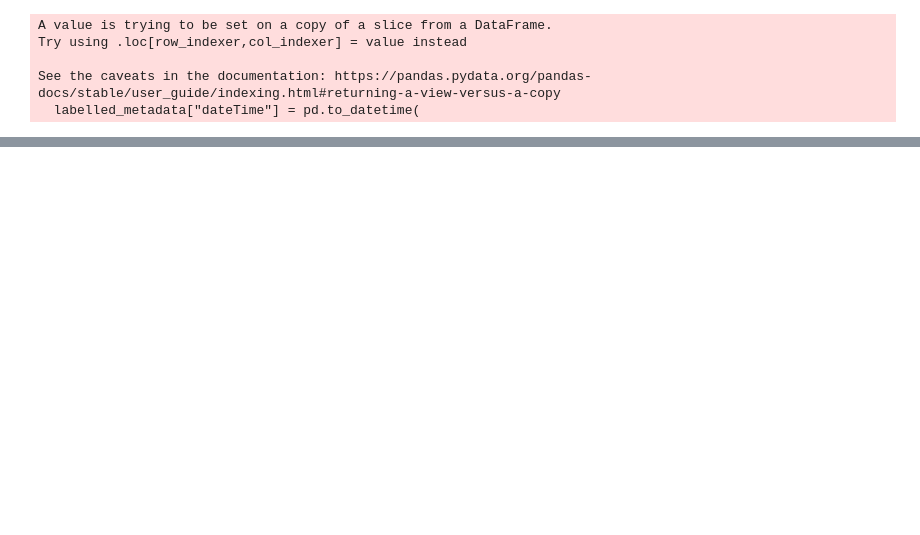
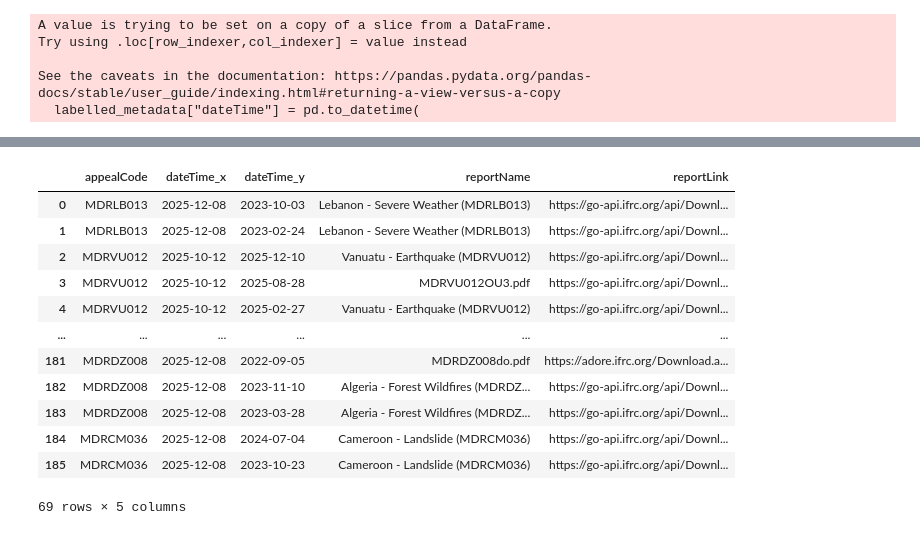
Before and after one commit to luseverin/ROUGE_database, a Jupyter notebook: analysis/inspect_metadata.ipynb, the cells around one changed output, grey strips where cells are left out. Saved outputs shown, nothing was run; the diff lists cells and outputs as text; code cells hidden in the pictures; blank space fills up the shorter version.

```diff
--- a/analysis/inspect_metadata.ipynb
+++ b/analysis/inspect_metadata.ipynb
@@ -220,0 +233,26 @@ merged_metadata.appealCode.nunique()
+# %%
+merged_metadata_appeal = pd.merge(
+    labelled_df_one_row,
+    labelled_metadata,
+    left_on=["appealCode"],
+    right_on=["appealCode"],
+    how="inner",
+)
+# %%
+missing_data = merged_metadata_appeal[merged_metadata_appeal.appealCode.isin(appeal_no_match)].dropna(how="all")
+# %%
+missing_data[["appealCode", "dateTime_x", "dateTime_y", "reportName", "reportLink"]]
+# %% [output]
+|  | appealCode | dateTime_x | dateTime_y | reportName | reportLink |
+| 0 | MDRLB013 | 2025-12-08 | 2023-10-03 | Lebanon - Severe Weather (MDRLB013) | https://go-api.ifrc.org/api/Downl... |
+| 1 | MDRLB013 | 2025-12-08 | 2023-02-24 | Lebanon - Severe Weather (MDRLB013) | https://go-api.ifrc.org/api/Downl... |
+| 2 | MDRVU012 | 2025-10-12 | 2025-12-10 | Vanuatu - Earthquake (MDRVU012) | https://go-api.ifrc.org/api/Downl... |
+| 3 | MDRVU012 | 2025-10-12 | 2025-08-28 | MDRVU012OU3.pdf | https://go-api.ifrc.org/api/Downl... |
+| 4 | MDRVU012 | 2025-10-12 | 2025-02-27 | Vanuatu - Earthquake (MDRVU012) | https://go-api.ifrc.org/api/Downl... |
+| ... | ... | ... | ... | ... | ... |
+| 181 | MDRDZ008 | 2025-12-08 | 2022-09-05 | MDRDZ008do.pdf | https://adore.ifrc.org/Download.a... |
+| 182 | MDRDZ008 | 2025-12-08 | 2023-11-10 | Algeria - Forest Wildfires (MDRDZ... | https://go-api.ifrc.org/api/Downl... |
+| 183 | MDRDZ008 | 2025-12-08 | 2023-03-28 | Algeria - Forest Wildfires (MDRDZ... | https://go-api.ifrc.org/api/Downl... |
+| 184 | MDRCM036 | 2025-12-08 | 2024-07-04 | Cameroon - Landslide (MDRCM036) | https://go-api.ifrc.org/api/Downl... |
+| 185 | MDRCM036 | 2025-12-08 | 2023-10-23 | Cameroon - Landslide (MDRCM036) | https://go-api.ifrc.org/api/Downl... |
+69 rows × 5 columns
```
Also changed, not shown: parts of 7 cells of this notebook.
